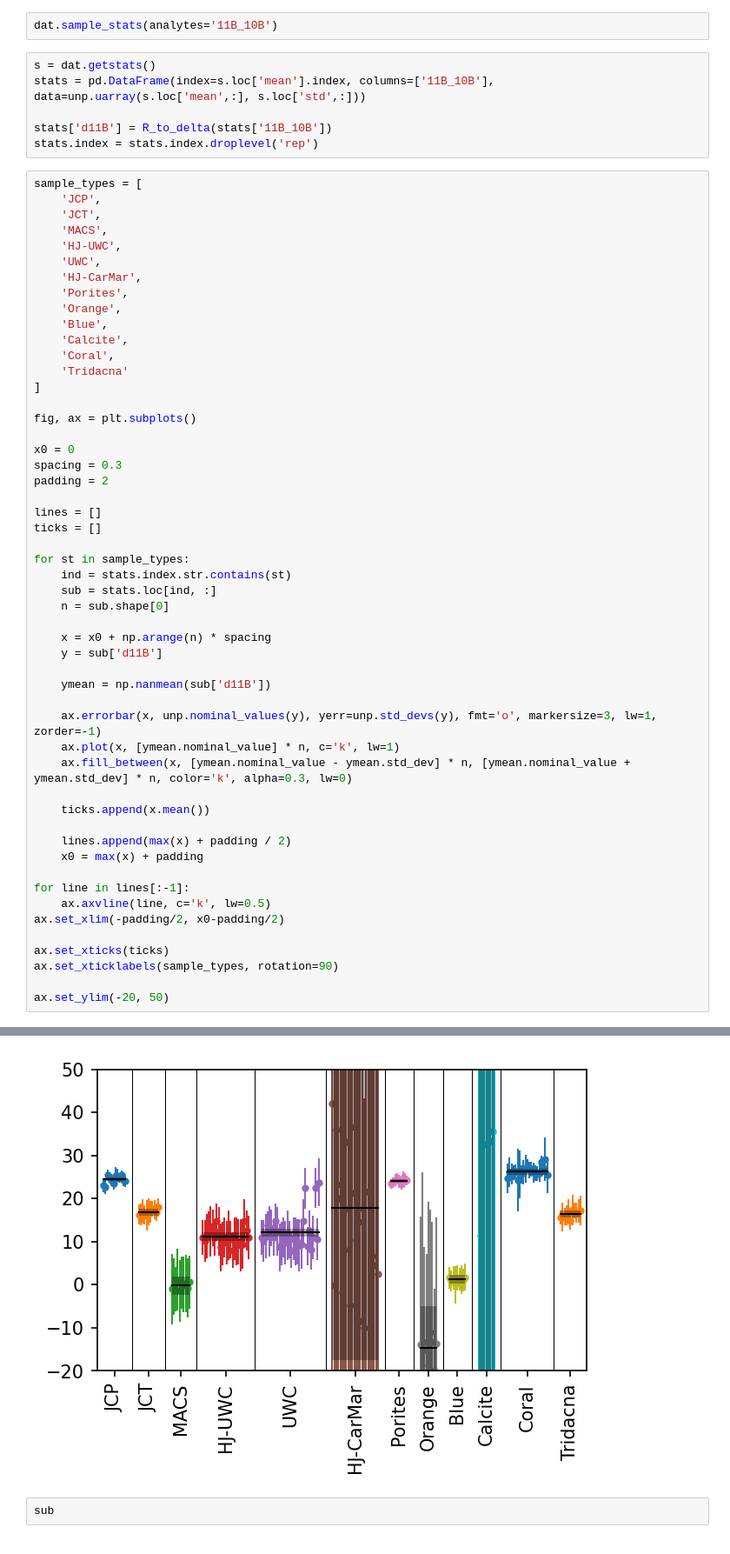
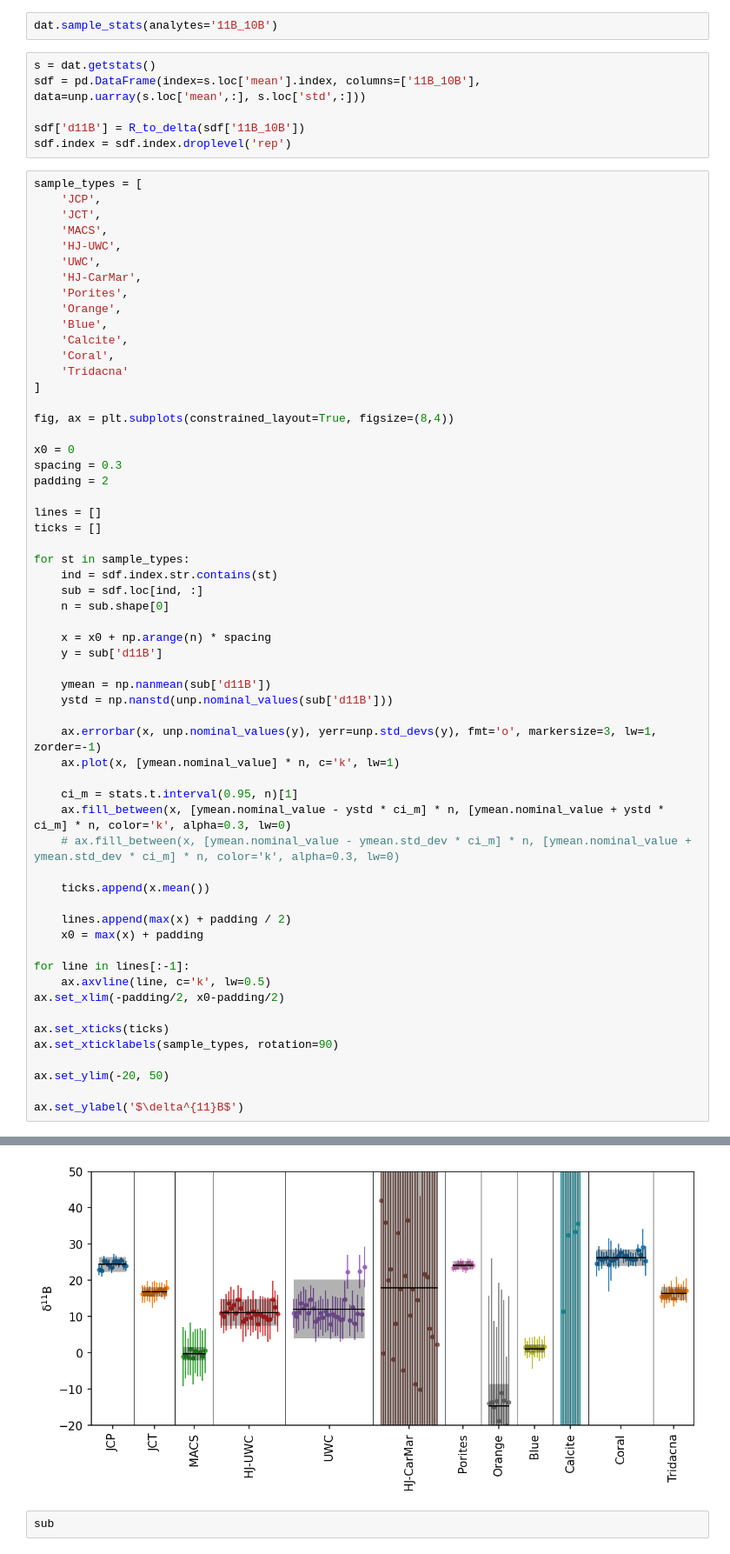
Before and after one commit to oscarbranson/latools, a Jupyter notebook: dev_boron.ipynb, the cells around one changed output, grey strips where cells are left out. Shown at 87% size. Cells and saved outputs as stored; diff of their text form.

Commit message:
stat plot

```diff
--- a/dev_boron.ipynb
+++ b/dev_boron.ipynb
@@ -158,10 +158,10 @@ Text(0, 0.5, 'Corrected $\\delta^{11}B$')
 dat.sample_stats(analytes='11B_10B')
 # %%
 s = dat.getstats()
-stats = pd.DataFrame(index=s.loc['mean'].index, columns=['11B_10B'], data=unp.uarray(s.loc['mean',:], s.loc['std',:]))
+sdf = pd.DataFrame(index=s.loc['mean'].index, columns=['11B_10B'], data=unp.uarray(s.loc['mean',:], s.loc['std',:]))
 
-stats['d11B'] = R_to_delta(stats['11B_10B'])
-stats.index = stats.index.droplevel('rep')
+sdf['d11B'] = R_to_delta(sdf['11B_10B'])
+sdf.index = sdf.index.droplevel('rep')
 # %%
 sample_types = [
     'JCP',
@@ -178,7 +178,7 @@ sample_types = [
     'Tridacna'
 ]
 
-fig, ax = plt.subplots()
+fig, ax = plt.subplots(constrained_layout=True, figsize=(8,4))
 
 x0 = 0
 spacing = 0.3
@@ -188,18 +188,22 @@ lines = []
 ticks = []
 
 for st in sample_types:
-    ind = stats.index.str.contains(st)
-    sub = stats.loc[ind, :]
+    ind = sdf.index.str.contains(st)
+    sub = sdf.loc[ind, :]
     n = sub.shape[0]
 
     x = x0 + np.arange(n) * spacing
     y = sub['d11B']
 
     ymean = np.nanmean(sub['d11B'])
+    ystd = np.nanstd(unp.nominal_values(sub['d11B']))
 
     ax.errorbar(x, unp.nominal_values(y), yerr=unp.std_devs(y), fmt='o', markersize=3, lw=1, zorder=-1)
     ax.plot(x, [ymean.nominal_value] * n, c='k', lw=1)
-    ax.fill_between(x, [ymean.nominal_value - ymean.std_dev] * n, [ymean.nominal_value + ymean.std_dev] * n, color='k', alpha=0.3, lw=0)
+
+    ci_m = stats.t.interval(0.95, n)[1]
+    ax.fill_between(x, [ymean.nominal_value - ystd * ci_m] * n, [ymean.nominal_value + ystd * ci_m] * n, color='k', alpha=0.3, lw=0)
+    # ax.fill_between(x, [ymean.nominal_value - ymean.std_dev * ci_m] * n, [ymean.nominal_value + ymean.std_dev * ci_m] * n, color='k', alpha=0.3, lw=0)
 
     ticks.append(x.mean())
 
@@ -214,4 +218,6 @@ ax.set_xticks(ticks)
 ax.set_xticklabels(sample_types, rotation=90)
 
 ax.set_ylim(-20, 50)
+
+ax.set_ylabel('$\delta^{11}B$')
 # %% [output]
@@ -219,4 +225,4 @@ ax.set_ylim(-20, 50)
-[figure, old version]
+[figure, new version]
 # %%
 sub
 # %% [output]
```
Also changed, not shown: parts of 1 cell of this notebook.
